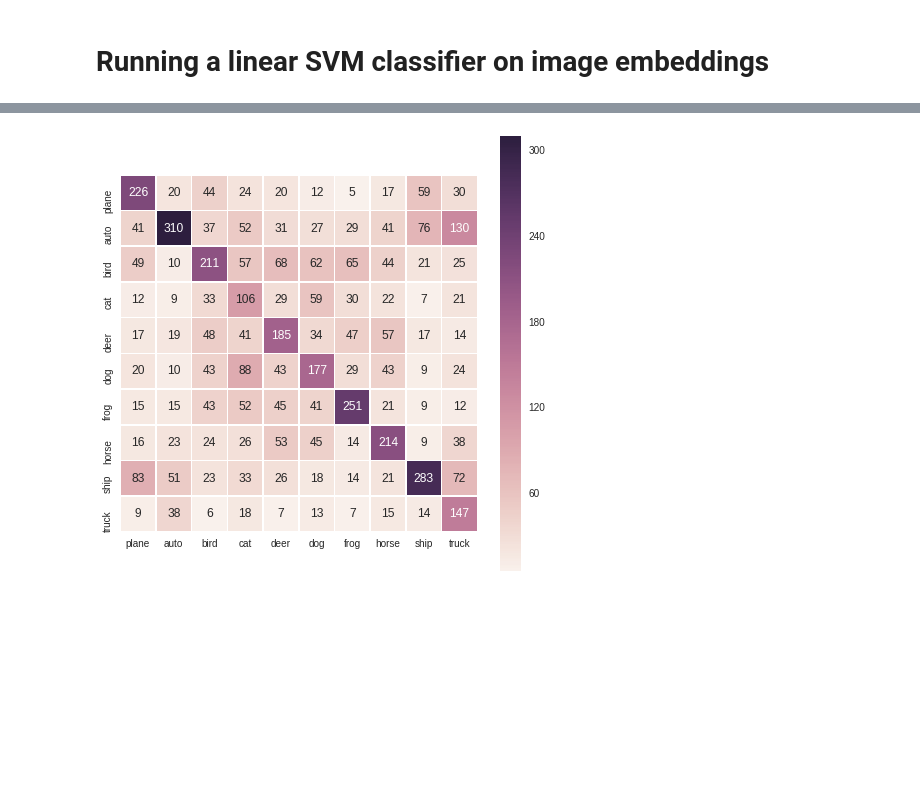
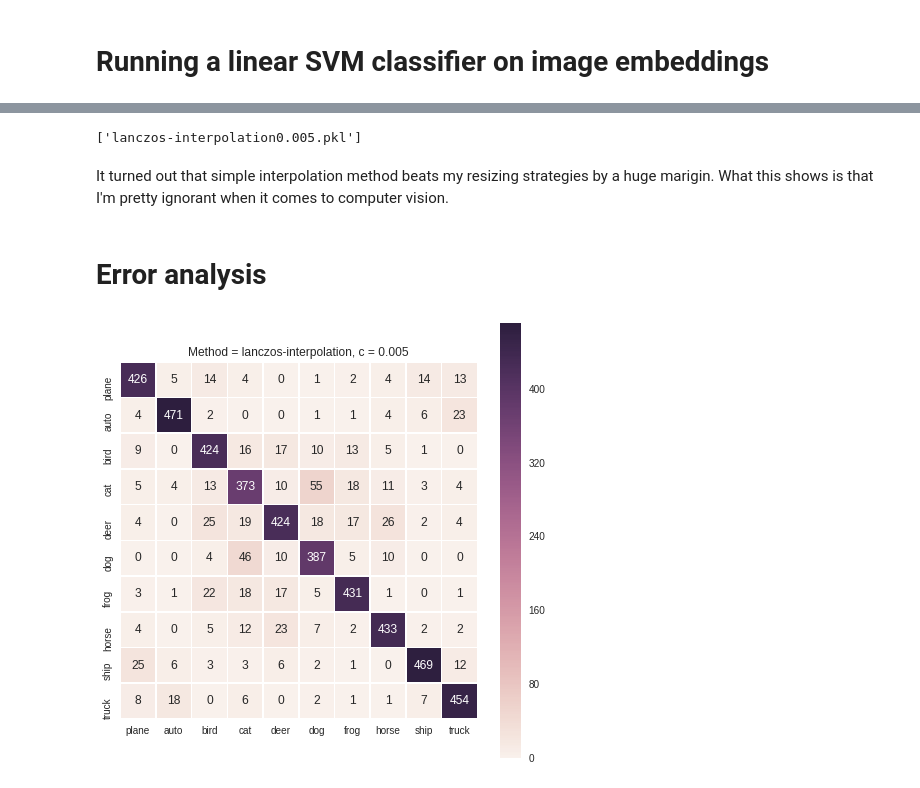
Before and after one commit to tomekkorbak/cifar10-experiments, a Jupyter notebook: cifar10_experiment1.ipynb, the cells around one changed output, grey strips where cells are left out. Cells and saved outputs as stored; diff of their text form; code cells hidden in the pictures; blank space fills up the shorter version.

```diff
--- a/cifar10_experiment1.ipynb
+++ b/cifar10_experiment1.ipynb
@@ -342,12 +361,17 @@ sns.lmplot(x="x", y="y", hue='class', row='method', data=df, fit_reg=False, lege
 # %% [markdown]
 # Running a linear SVM classifier on image embeddings
 # %%
+trained_classifiers = {}
+results = pd.DataFrame(columns=['transform', 'c', 'accuracy'])
 for resize_method_name in transforms:
     features = np.load(FEATURES_DIR + resize_method_name + '_train.npy')
     val_features = np.load(FEATURES_DIR + resize_method_name + '_val.npy')
     val_features[val_features != val_features] = 0  # Remove NaNs
-    clf = LinearSVC(verbose=1)
-    clf.fit(features, cifar_train.train_labels)
-    score = clf.score(val_features, cifar_val.test_labels)
-    print(score)
+    for c in [0.001, 0.005, 0.01, 0.1, 1, 10]:
+        clf = LinearSVC(verbose=1, C=c, dual=False, max_iter=100000)
+        clf.fit(features, cifar_train.train_labels)
+        score = clf.score(val_features, cifar_val.test_labels)
+        print(resize_method_name, c, score)
+        trained_classifiers[resize_method_name+str(c)] = clf
+        results.loc[len(results)] = [resize_method_name, c, score]
 # %% [output]
@@ -359,8 +416,25 @@ for resize_method_name in transforms:
+# %%
+final_method = 'lanczos-interpolation'
+final_c = 0.005
+clf = trained_classifiers[final_method + str(final_c)]
+joblib.dump(clf, final_method + str(final_c) + '.pkl')
+# %% [output]
+['lanczos-interpolation0.005.pkl']
+# %% [markdown]
+It turned out that simple interpolation method beats my resizing strategies by a huge marigin. What this shows is that I'm pretty ignorant when it comes to computer vision.
+# %% [markdown]
+# Error analysis
 # %%
-predictions = clf.predict(val_features)
-confusions = confusion_matrix(predictions, cifar_val.test_labels)
-fig, ax = plt.subplots(figsize=(8, 8))
-ax = sns.heatmap(confusions, square=True, xticklabels=labels, yticklabels=labels,
-                 annot=True, linewidths=.5, ax=ax, fmt='d')
+def show_confusion_matrix(method, c):
+    clf = trained_classifiers[method + str(c)]
+    val_features = np.load(FEATURES_DIR + method + '_val.npy')
+    predictions = clf.predict(val_features)
+    confusions = confusion_matrix(predictions, cifar_val.test_labels)
+    fig, ax = plt.subplots(figsize=(8, 8))
+    ax = sns.heatmap(confusions, square=True, xticklabels=labels,
+                     yticklabels=labels, annot=True, linewidths=.5, ax=ax, fmt='d')
+    ax.set_title(f'Method = {method}, c = {c}')
-# %% [output]
-[figure, removed]
+# %%
+show_confusion_matrix('lanczos-interpolation', 0.005)
+# %% [output]
+[figure, added]
```
Also changed, not shown: parts of 25 cells of this notebook, 1 other file.
